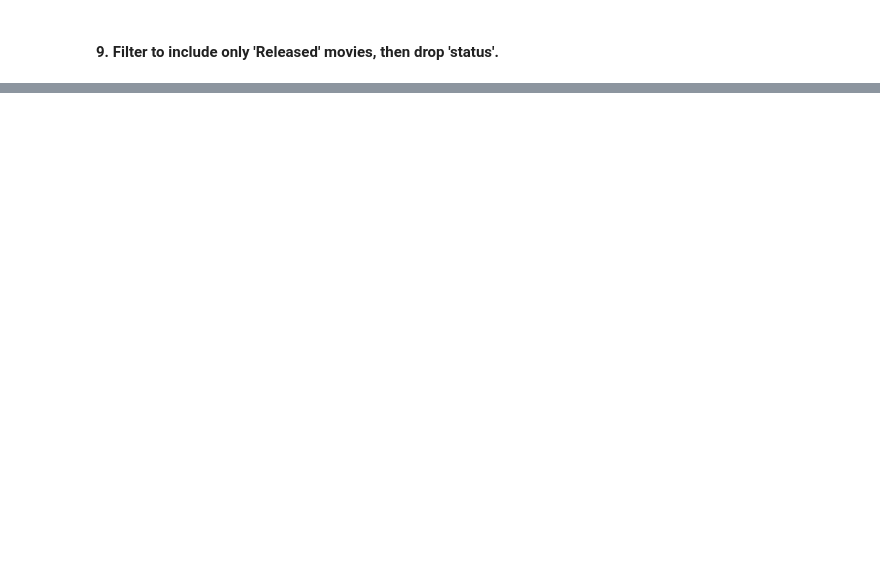
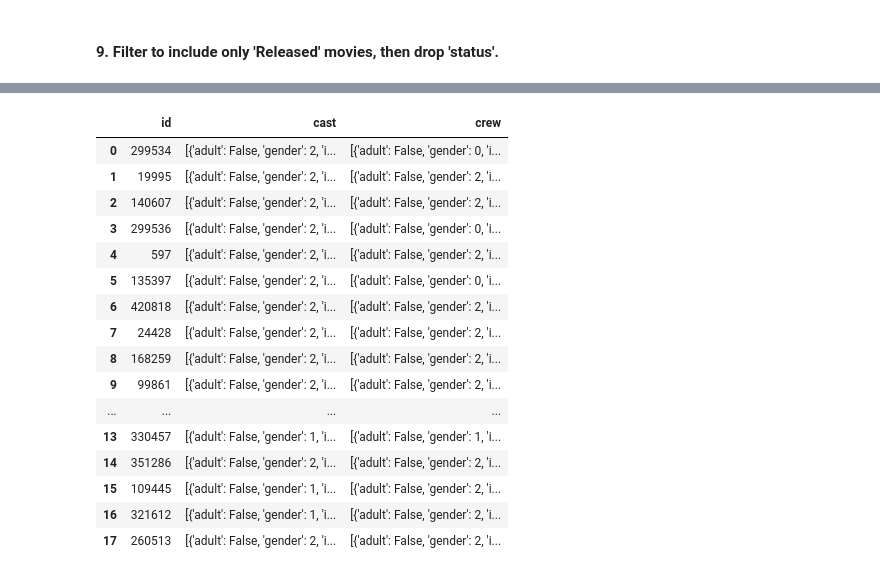
Before and after one commit to jefferyjapheth/data_engineering_project, a Jupyter notebook: src/etl.ipynb, the cells around one changed output, grey strips where cells are left out. Cells and saved outputs as stored; diff of their text form; code cells hidden in the pictures; blank space fills up the shorter version.

```diff
--- a/src/etl.ipynb
+++ b/src/etl.ipynb
@@ -435,3 +434,38 @@ movie_df
 | 15 | /u2bZhH3nTf0So0UIC1QxAqBvC07.jpg | 150.0 | 109445 | US | en | Young princess Anna of Arendelle ... | 20.7782 | ... |
 | 16 | /uU1Mt4JWhDvl4vKb3AfxNsorkoM.jpg | 160.0 | 321612 | US | en | A live-action adaptation of Disne... | 17.1086 | ... |
 | 17 | /mabuNsGJgRuCTuGqjFkWe1xdu19.jpg | 200.0 | 260513 | US | en | Elastigirl springs into action to... | 9.8992 | ... |
+# %%
+with open("../config/config.json") as config_file: #to load  the config file
+    config = json.load(config_file)
+
+api_token = config["TMDB_API_KEY"] # retrieves the api key from the config file
+
+headers = {
+    "Authorization": f"Bearer {api_token}" # sets the authorization header with the api key
+}
+
+movie_ids = [299534, 19995, 140607, 299536, 597, 135397,
+            420818, 24428, 168259, 99861, 284054, 12445,
+            181808, 330457, 351286, 109445, 321612, 260513]
+
+credits_data = []
+
+for movie_id in movie_ids:
+    # API endpoint
+    url = f"https://api.themoviedb.org/3/movie/{movie_id}/credits?language=en-US"
+
+    #sends GET request to the API endpoint with the authorization header for the movie with the given ID
+    response = requests.get(url, headers=headers)
+
+    # Check if request was successful
+    if response.status_code == 200:
+        credits_data.append(response.json())
+        print(f"Successfully fetched credits of movie ID: {movie_id}")
+    else:
+        print(f"Failed to credits of movie ID: {movie_id}, Status code: {response.status_code}")
+
+# Convert the list of movie data to a DataFrame
+credits_df = pd.DataFrame(credits_data)
+
+# Save to CSV
+credits_df.to_csv("../data/raw/tmdb_movies_credits.csv", index=False)
@@ -437,0 +491,20 @@ movie_df
+# %%
+credits_df
+# %% [output]
+|  | id | cast | crew |
+| 0 | 299534 | [{'adult': False, 'gender': 2, 'i... | [{'adult': False, 'gender': 0, 'i... |
+| 1 | 19995 | [{'adult': False, 'gender': 2, 'i... | [{'adult': False, 'gender': 2, 'i... |
+| 2 | 140607 | [{'adult': False, 'gender': 2, 'i... | [{'adult': False, 'gender': 2, 'i... |
+| 3 | 299536 | [{'adult': False, 'gender': 2, 'i... | [{'adult': False, 'gender': 0, 'i... |
+| 4 | 597 | [{'adult': False, 'gender': 2, 'i... | [{'adult': False, 'gender': 2, 'i... |
+| 5 | 135397 | [{'adult': False, 'gender': 2, 'i... | [{'adult': False, 'gender': 0, 'i... |
+| 6 | 420818 | [{'adult': False, 'gender': 2, 'i... | [{'adult': False, 'gender': 2, 'i... |
+| 7 | 24428 | [{'adult': False, 'gender': 2, 'i... | [{'adult': False, 'gender': 2, 'i... |
+| 8 | 168259 | [{'adult': False, 'gender': 2, 'i... | [{'adult': False, 'gender': 2, 'i... |
+| 9 | 99861 | [{'adult': False, 'gender': 2, 'i... | [{'adult': False, 'gender': 2, 'i... |
+| ... | ... | ... | ... |
+| 13 | 330457 | [{'adult': False, 'gender': 1, 'i... | [{'adult': False, 'gender': 1, 'i... |
+| 14 | 351286 | [{'adult': False, 'gender': 2, 'i... | [{'adult': False, 'gender': 2, 'i... |
+| 15 | 109445 | [{'adult': False, 'gender': 1, 'i... | [{'adult': False, 'gender': 2, 'i... |
+| 16 | 321612 | [{'adult': False, 'gender': 1, 'i... | [{'adult': False, 'gender': 2, 'i... |
+| 17 | 260513 | [{'adult': False, 'gender': 2, 'i... | [{'adult': False, 'gender': 2, 'i... |
```
Also changed, not shown: parts of 16 cells of this notebook, 4 other files.
